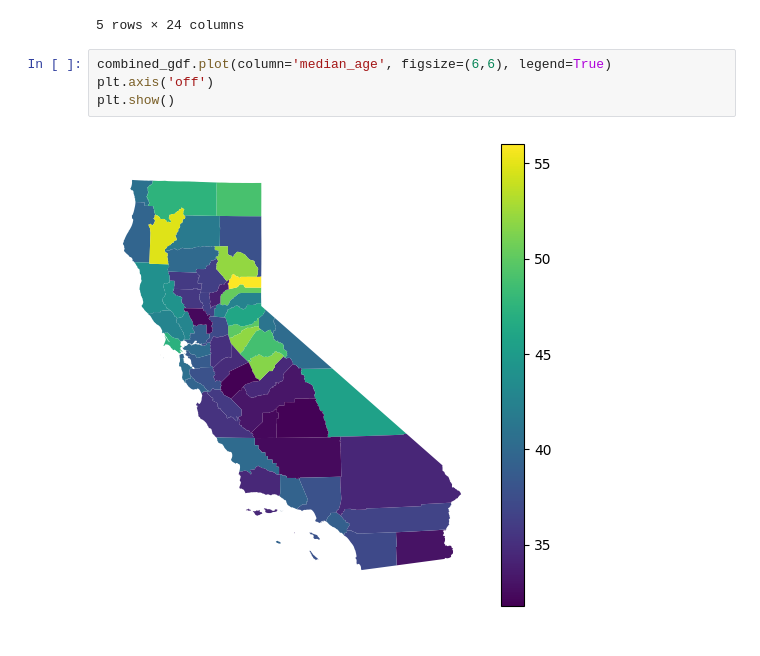
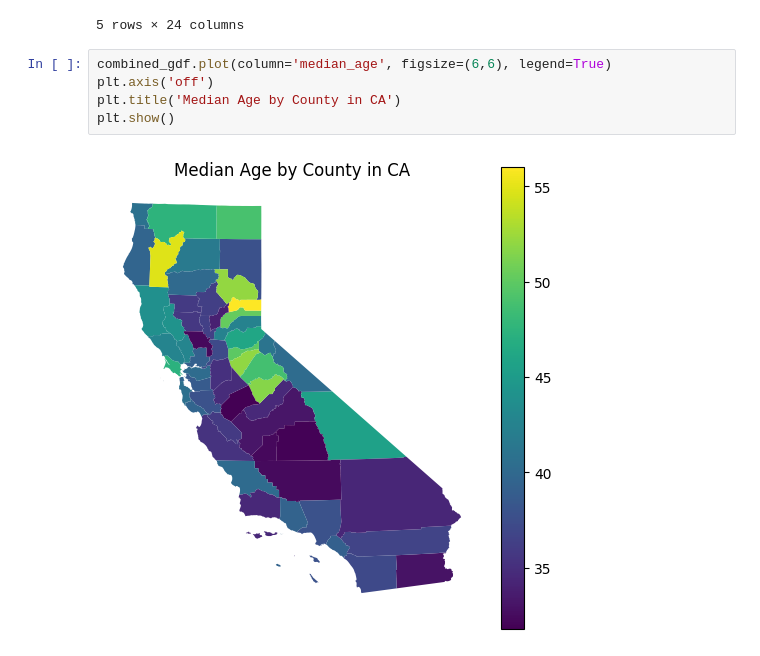
Before and after one commit to sose27/GROUP1_comm3180_S26_Data_Project, a Jupyter notebook: data_analysis/CA_counties_mapping.ipynb, the cells around one changed output. Drawn from its saved outputs; the diff is of its cells as text.

```diff
--- a/data_analysis/CA_counties_mapping.ipynb
+++ b/data_analysis/CA_counties_mapping.ipynb
@@ -75,6 +75,7 @@ combined_gdf.head()
 # %%
 combined_gdf.plot(column='median_age', figsize=(6,6), legend=True)
 plt.axis('off')
+plt.title('Median Age by County in CA')
 plt.show()
 # %% [output]
-[figure, old version]
+[figure, new version]
```
